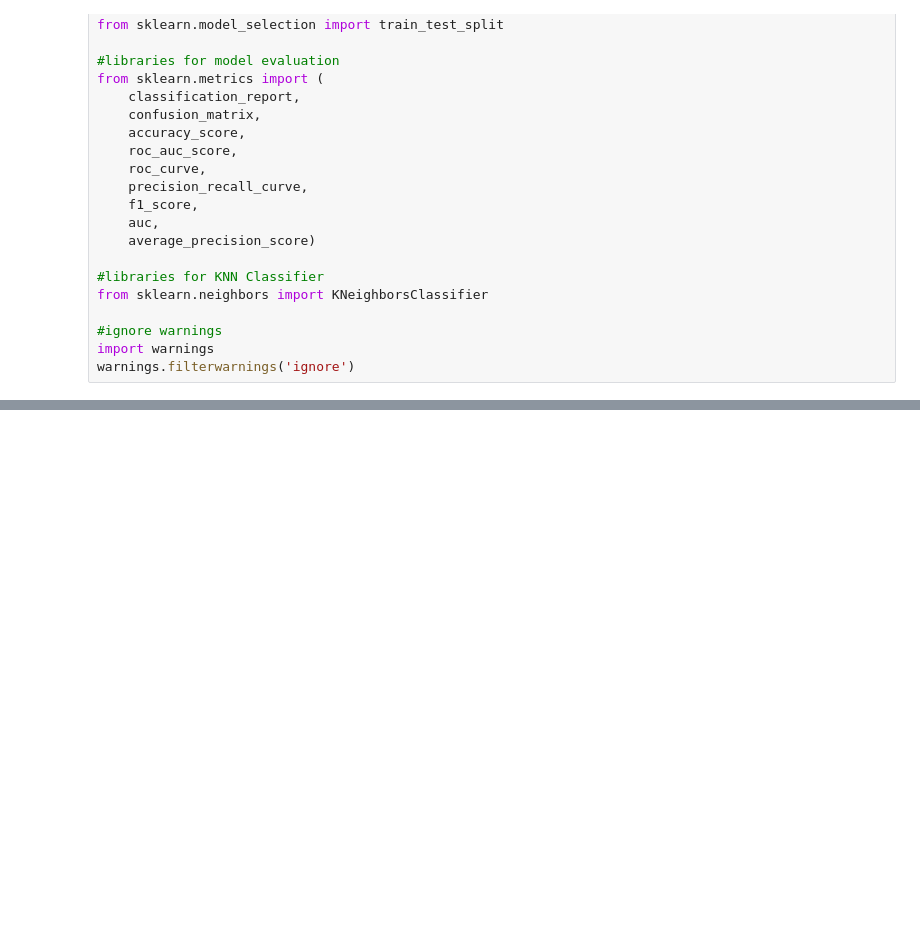
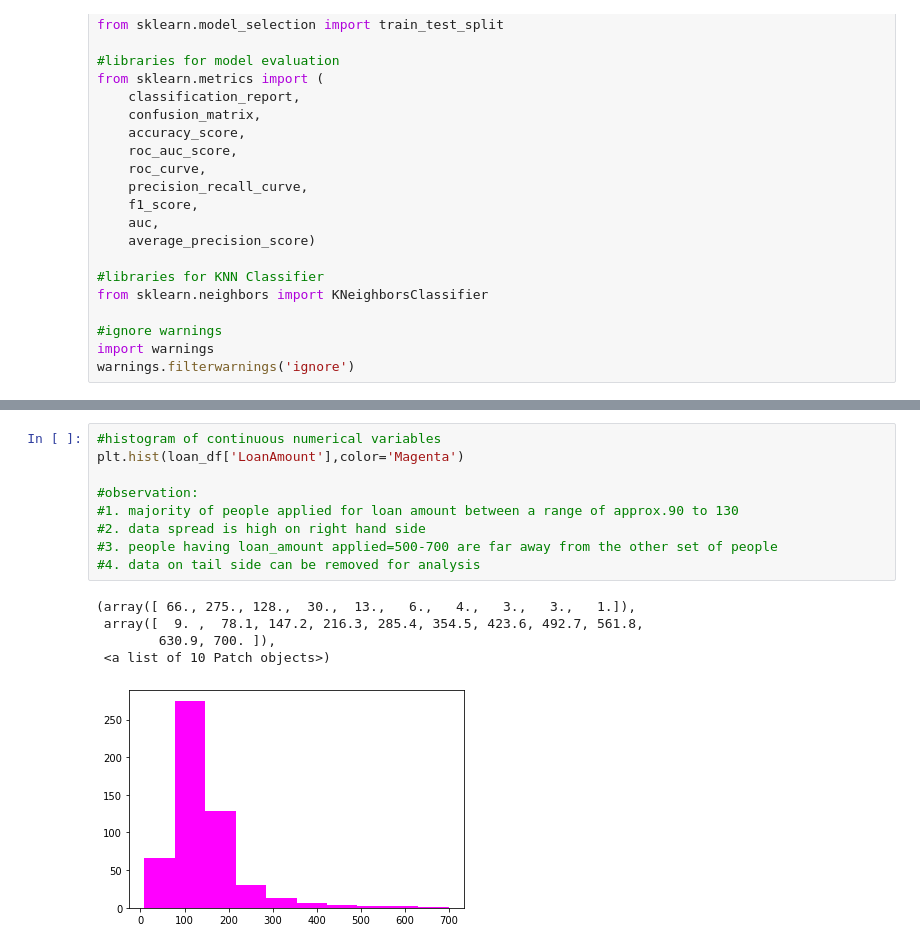
Before and after one commit to narendra1711/loan_prediction, a Jupyter notebook: loan_prediction.ipynb, the cells around one changed output, grey strips where cells are left out. Saved outputs shown, nothing was run; the diff lists cells and outputs as text; blank space fills up the shorter version.

```diff
--- a/loan_prediction.ipynb
+++ b/loan_prediction.ipynb
@@ -47,0 +421,15 @@ warnings.filterwarnings('ignore')
+# %%
+#histogram of continuous numerical variables
+plt.hist(loan_df['LoanAmount'],color='Magenta')
+
+#observation:
+#1. majority of people applied for loan amount between a range of approx.90 to 130
+#2. data spread is high on right hand side
+#3. people having loan_amount applied=500-700 are far away from the other set of people
+#4. data on tail side can be removed for analysis
+# %% [output]
+(array([ 66., 275., 128.,  30.,  13.,   6.,   4.,   3.,   3.,   1.]),
+ array([  9. ,  78.1, 147.2, 216.3, 285.4, 354.5, 423.6, 492.7, 561.8,
+        630.9, 700. ]),
+ <a list of 10 Patch objects>)
+[figure, added]
```
Also changed, not shown: parts of 114 cells of this notebook.
